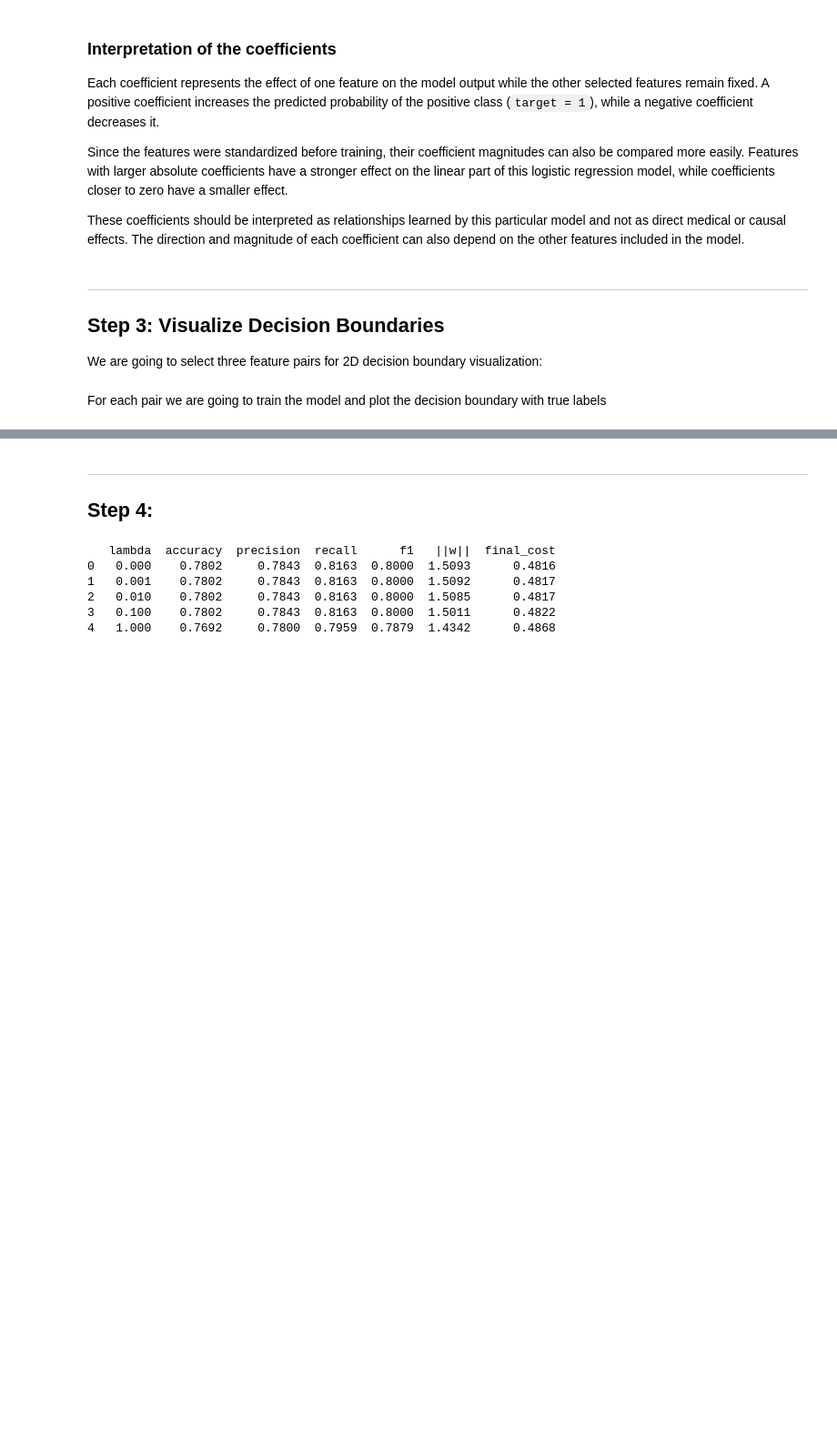
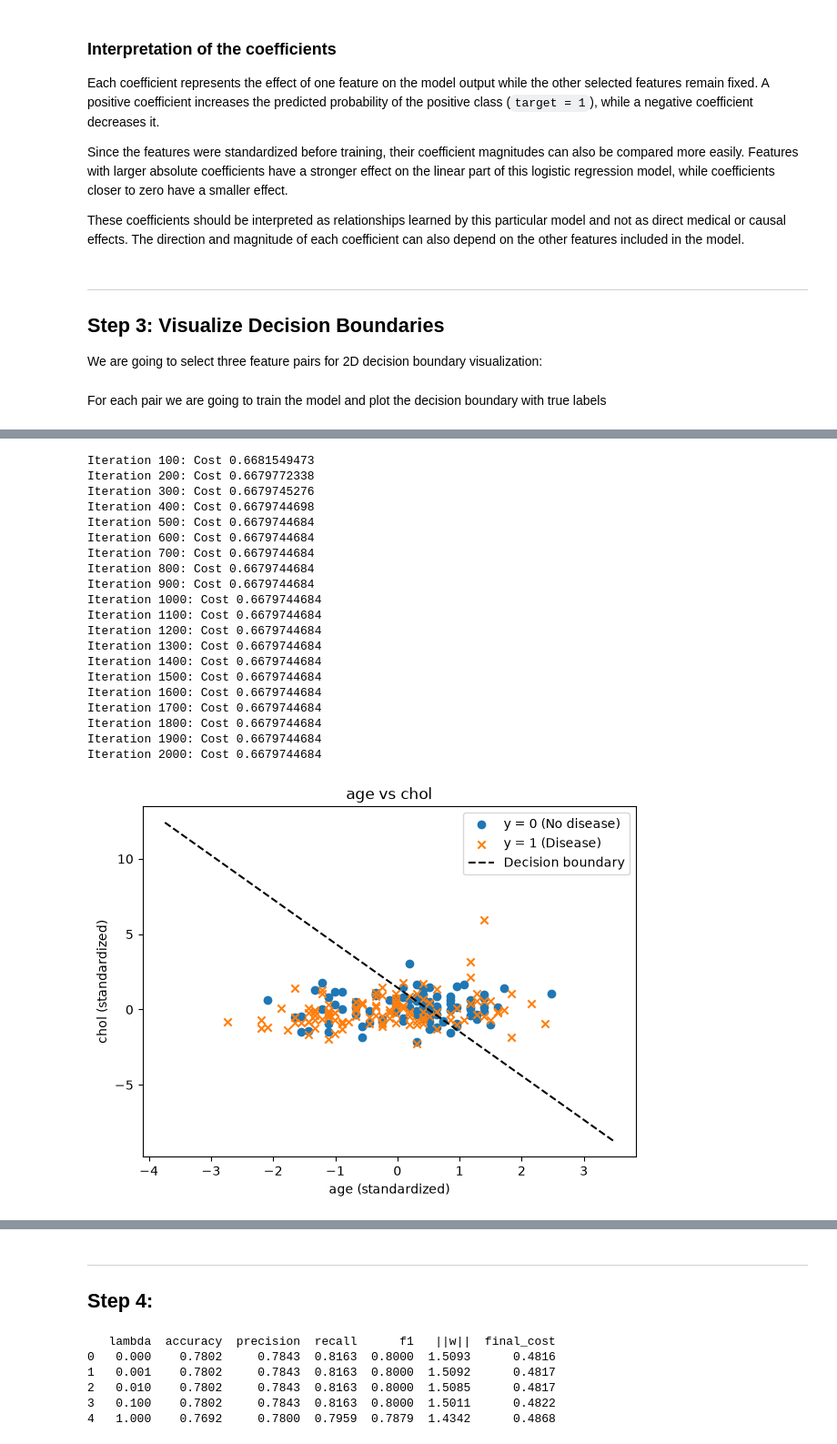
Before and after one commit to Valentina-33/Heart-Disease-Risk-Prediction, a Jupyter notebook: heart_disease_lr_analysis.ipynb, the cells around one changed output, grey strips where cells are left out. Shown at 91% size. Saved outputs shown, nothing was run; the diff lists cells and outputs as text; code cells hidden in the pictures; blank space fills up the shorter version.

```diff
--- a/heart_disease_lr_analysis.ipynb
+++ b/heart_disease_lr_analysis.ipynb
@@ -404,32 +404,35 @@ feature_pairs = [
 # %% [markdown]
 For each pair we are going to train the model and plot the decision boundary with true labels
 # %%
-def plot_linear_data_with_boundary(w, b, X, y, title):
-    plt.figure()
-    plt.scatter(X[y == 0, 0], X[y == 0, 1], marker="o", label=" y = 0 (no disease)")
-    plt.scatter(X[y == 1, 0], X[y == 1, 1], marker="x", label=" y = 1 (disease)")
+def plot_linear_data_with_boundary(w, b, X, y, feature1, feature2):
+    plt.figure(figsize=(7, 5))
 
-    x1_vals = np.linspace(X[:, 0].min() - 1, X[:, 0].max() + 1, 100)
+    plt.scatter( X[y == 0, 0], X[y == 0, 1], marker="o", label="y = 0 (No disease)")
+
+    plt.scatter( X[y == 1, 0], X[y == 1, 1], marker="x", label="y = 1 (Disease)")
+
+    x1_vals = np.linspace( X[:, 0].min() - 1, X[:, 0].max() + 1, 100)
+
     if abs(w[1]) > 1e-6:
         x2_vals = -(w[0] * x1_vals + b) / w[1]
-        plt.plot(x1_vals, x2_vals, "k--", label="decision boundary")
+        plt.plot( x1_vals, x2_vals, "k--", label="Decision boundary")
     else:
         x1_line = -b / w[0]
-        plt.axvline(x1_line, color="k", linestyle="--", label="decision boundary")
-    plt.title(title)
-    plt.xlabel("x1")
-    plt.ylabel("x2")
+        plt.axvline( x1_line, color="k", linestyle="--", label="Decision boundary")
+
+    plt.title(f"{feature1} vs {feature2}")
+    plt.xlabel(f"{feature1} (standardized)")
+    plt.ylabel(f"{feature2} (standardized)")
     plt.legend()
     plt.show()
 # %%
-for f1, f2 in feature_pairs:
+def feature_pairs_to_plot(f1, f2):
     # Subset to these 2 features only
     X_pair = X_train_norm[[f1, f2]].values
 
     # Train a fresh model with only these 2 features
     w_init = np.zeros(2)
     b_init = 0.0
-    w, b, J_history = gradient_descent(X_pair, y_train.values, w_init, b_init,
-                                         alpha=0.1, num_iters=2000)
+    w_pair, b_pair, J_history_pair = gradient_descent( X_pair, y_train.values, w_init, b_init, alpha=0.1, num_iters=2000)
 
-    plot_linear_data_with_boundary(w, b, X_pair, y_train.values, f"{f1} vs {f2}")
+    plot_linear_data_with_boundary( w_pair, b_pair, X_pair, y_train.values, f1, f2)
@@ -499,0 +439,25 @@ Iteration 2000: Cost 0.5358320423
+# %%
+f1, f2 = feature_pairs[0]
+feature_pairs_to_plot(f1, f2)
+# %% [output]
+Iteration 100: Cost 0.6681549473
+Iteration 200: Cost 0.6679772338
+Iteration 300: Cost 0.6679745276
+Iteration 400: Cost 0.6679744698
+Iteration 500: Cost 0.6679744684
+Iteration 600: Cost 0.6679744684
+Iteration 700: Cost 0.6679744684
+Iteration 800: Cost 0.6679744684
+Iteration 900: Cost 0.6679744684
+Iteration 1000: Cost 0.6679744684
+Iteration 1100: Cost 0.6679744684
+Iteration 1200: Cost 0.6679744684
+Iteration 1300: Cost 0.6679744684
+Iteration 1400: Cost 0.6679744684
+Iteration 1500: Cost 0.6679744684
+Iteration 1600: Cost 0.6679744684
+Iteration 1700: Cost 0.6679744684
+Iteration 1800: Cost 0.6679744684
+Iteration 1900: Cost 0.6679744684
+Iteration 2000: Cost 0.6679744684
+[figure, added]
```
Also changed, not shown: parts of 8 cells of this notebook.
